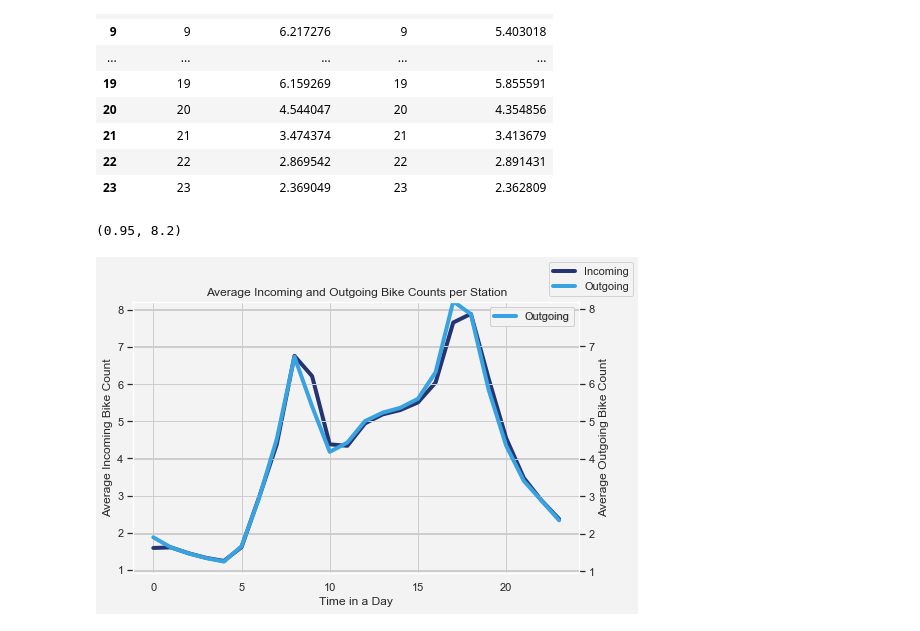
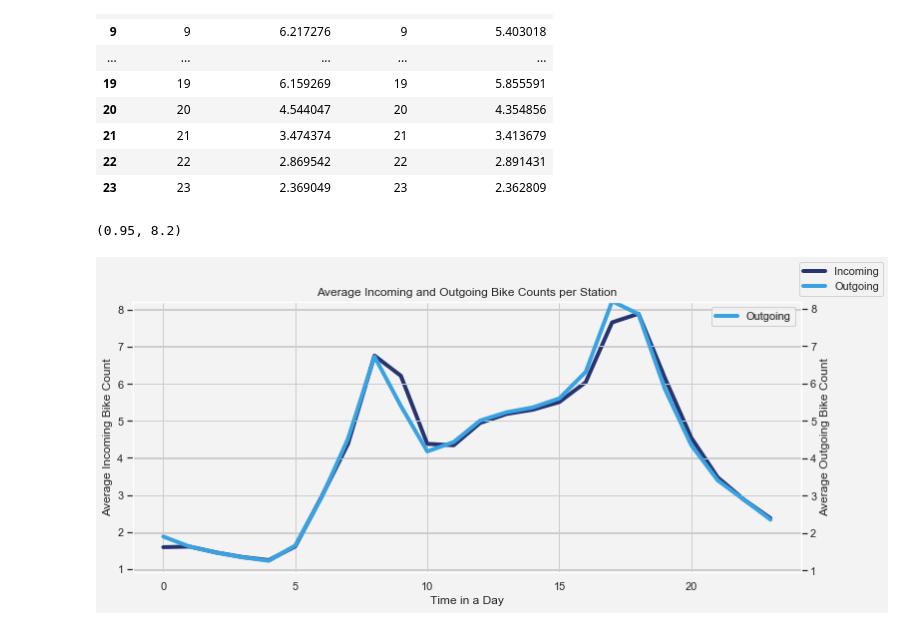
Before and after one commit to evan-kiolbassa/citibike, a Jupyter notebook: EDA/EDA Map Visuals.ipynb, the cells around one changed output. Saved outputs shown, nothing was run; the diff lists cells and outputs as text; code cells hidden in the pictures.

```diff
--- a/EDA/EDA Map Visuals.ipynb
+++ b/EDA/EDA Map Visuals.ipynb
@@ -85,19 +85,19 @@ combined
 # %%
 sns.set(rc={'axes.facecolor':'#f3f3f3', 'figure.facecolor':'#f3f3f3', 'grid.color': '#cdcdcd'})
 colors = ["#39a2e1","#263571","#343335","#7a6155","#574746","#60645f","#8e8c8e","#ea2029"]
 sns.set_palette(sns.color_palette(colors))
-plt.figure(figsize = (8,5))
+plt.figure(figsize = (12,5))
 ax = sns.lineplot(x = 'stop_hour', y = 'incoming_bike_count', data = combined, color = "#263571", label = 'Incoming',
                   linewidth = 4)
 ax2 = ax.twinx()
 sns.lineplot(x = 'stop_hour', y = 'outgoing_bike_count', data = combined, color = "#39a2e1", label = 'Outgoing',
                   linewidth = 4, ax = ax2)
 ax.figure.legend()
 plt.title('Average Incoming and Outgoing Bike Counts per Station')
 ax.set_xlabel('Time in a Day', fontsize=12)
 ax.set_ylabel('Average Incoming Bike Count', fontsize=12)
 ax2.set_ylabel('Average Outgoing Bike Count', fontsize=12)
 plt.ylim(0.95,8.2)
 # %% [output]
 (0.95, 8.2)
-[figure, old version]
+[figure, new version]
```
